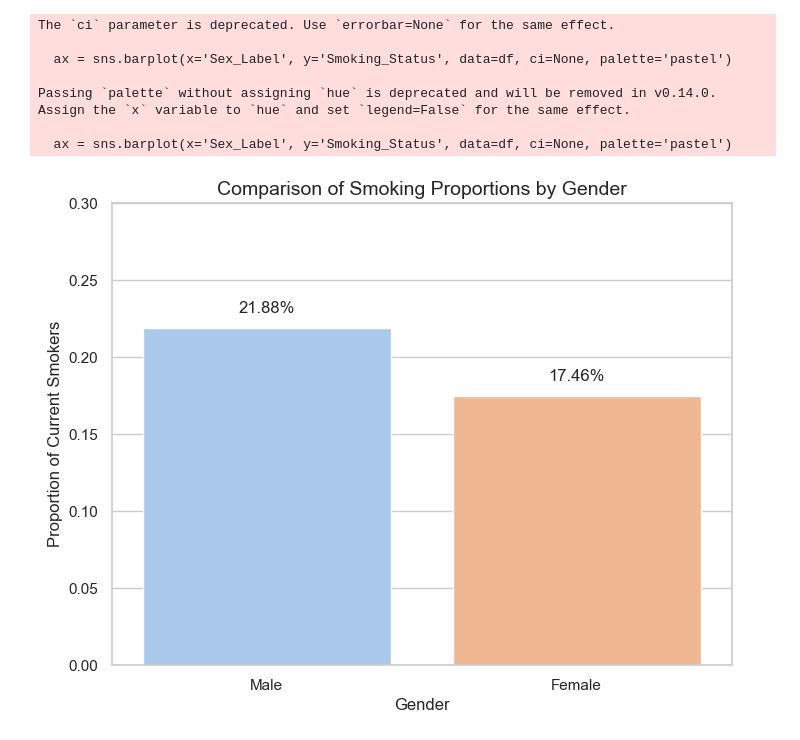
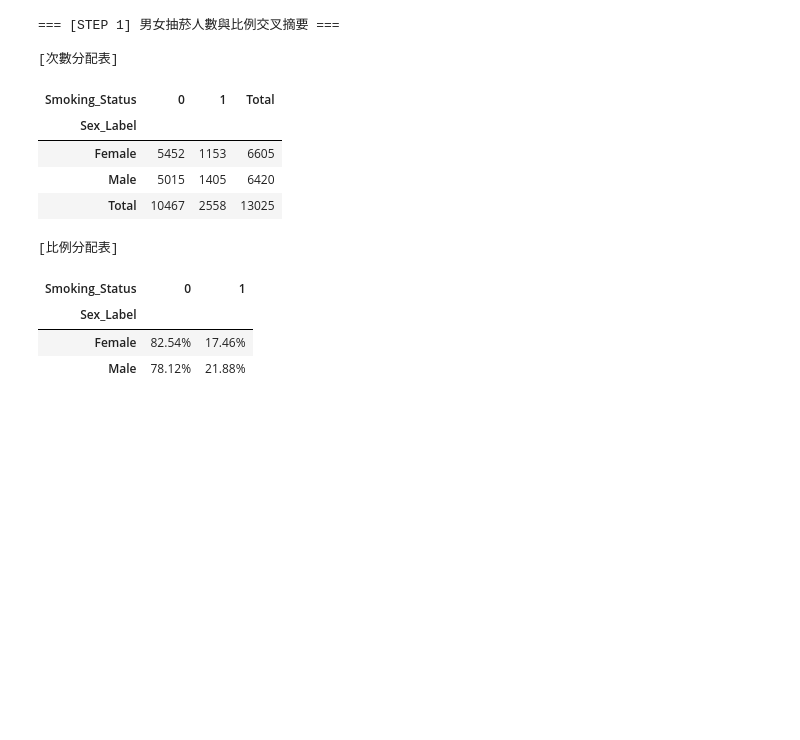
Before and after one commit to 111370136/Project-Cycle3-Group15, a Jupyter notebook: notebooks/02_inference.ipynb, the cells around one changed output. Saved outputs shown, nothing was run; the diff lists cells and outputs as text; code cells hidden in the pictures; blank space fills up the shorter version.

```diff
--- a/notebooks/02_inference.ipynb
+++ b/notebooks/02_inference.ipynb
@@ -73,27 +28,62 @@ P-value: 2.0161e-10
 # %%
-# 設定圖表風格
-sns.set_theme(style="whitegrid")
-# 圖 1: 分組長條圖
-plt.figure(figsize=(8, 6))
-ax = sns.barplot(x='Sex_Label', y='Smoking_Status', data=df, ci=None, palette='pastel')
-plt.title('Comparison of Smoking Proportions by Gender', fontsize=14)
-plt.ylabel('Proportion of Current Smokers')
-plt.xlabel('Gender')
-plt.ylim(0, 0.3)
+# 3. 敘述性統計：次數與比例分配表
+print("=== [STEP 1] 男女抽菸人數與比例交叉摘要 ===")
+# 產生次數分配表（含 Total 總計）
+crosstab_counts = pd.crosstab(df['Sex_Label'], df['Smoking_Status'], margins=True, margins_name="Total")
+# 產生比例分配表
+crosstab_props = pd.crosstab(df['Sex_Label'], df['Smoking_Status'], normalize='index')
 
-# 在長條圖上標註比例
-for p in ax.patches:
-    ax.annotate(f'{p.get_height():.2%}', (p.get_x() + p.get_width() / 2., p.get_height() + 0.01),
-                ha='center', fontsize=12)
+print("\n[次數分配表]")
+display(crosstab_counts)
+print("\n[比例分配表]")
+display(crosstab_props.style.format("{:.2%}"))
 
-plt.savefig(FIG_DIR / "02_proportion_barplot.png")
-plt.show()
+# 4. 核心雙樣本推論：Two-proportion Z-test & CI
+print("\n=== [STEP 2] 雙樣本比例 Z 檢定與信賴區間計算 ===")
+group_stats = df.groupby('Sex_Label')['Smoking_Status'].agg(['sum', 'count'])
+
+n_male = group_stats.loc['Male', 'count']
+s_male = group_stats.loc['Male', 'sum']
+n_female = group_stats.loc['Female', 'count']
+s_female = group_stats.loc['Female', 'sum']
+
+p_male = s_male / n_male
+p_female = s_female / n_female
+obs_diff = p_male - p_female
+
+# 執行 Two-proportion z-test
+count = [s_male, s_female]
+nobs = [n_male, n_female]
+z_stat, p_val = proportions_ztest(count, nobs)
+
+# 計算兩組比例差異的 95% 信賴區間
+ci_low, ci_upp = confint_proportions_2indep(s_male, n_male, s_female, n_female, method='wald')
+
+print(f"觀測到的比例差異 (Male - Female): {obs_diff:.4f}")
+print(f"Z 檢定統計量 (Z-statistic): {z_stat:.4f}")
+print(f"P 值 (P-value): {p_val:.4e}")
+print(f"差異的 95% 信賴區間: [{ci_low:.4f}, {ci_upp:.4f}]")
+
+# 建立並儲存摘要表 (Summary Table)
+summary_table = pd.DataFrame({
+    'Metric': ['Sample Size (n)', 'Smokers (count)', 'Proportion (p-hat)'],
+    'Male': [n_male, s_male, f"{p_male:.2%}"],
+    'Female': [n_female, s_female, f"{p_female:.2%}"]
+})
+summary_table.to_csv(TAB_DIR / "01_smoking_inference_summary.csv", index=False)
+print("\n[已儲存推論摘要表至 tables 資料夾]")
+display(summary_table)
 # %% [output]
-The `ci` parameter is deprecated. Use `errorbar=None` for the same effect.
+=== [STEP 1] 男女抽菸人數與比例交叉摘要 ===
 
-  ax = sns.barplot(x='Sex_Label', y='Smoking_Status', data=df, ci=None, palette='pastel')
-
-Passing `palette` without assigning `hue` is deprecated and will be removed in v0.14.0. Assign the `x` variable to `hue` and set `legend=False` for the same effect.
-
-  ax = sns.barplot(x='Sex_Label', y='Smoking_Status', data=df, ci=None, palette='pastel')
+[次數分配表]
-[figure, removed]
+| Smoking_Status | 0 | 1 | Total |
+| Sex_Label |  |  |  |
+| Female | 5452 | 1153 | 6605 |
+| Male | 5015 | 1405 | 6420 |
+| Total | 10467 | 2558 | 13025 |
+[比例分配表]
+| Smoking_Status | 0 | 1 |
+| Sex_Label |  |  |
+| Female | 82.54% | 17.46% |
+| Male | 78.12% | 21.88% |
```
Also changed, not shown: parts of 4 cells of this notebook, 5 other files.
